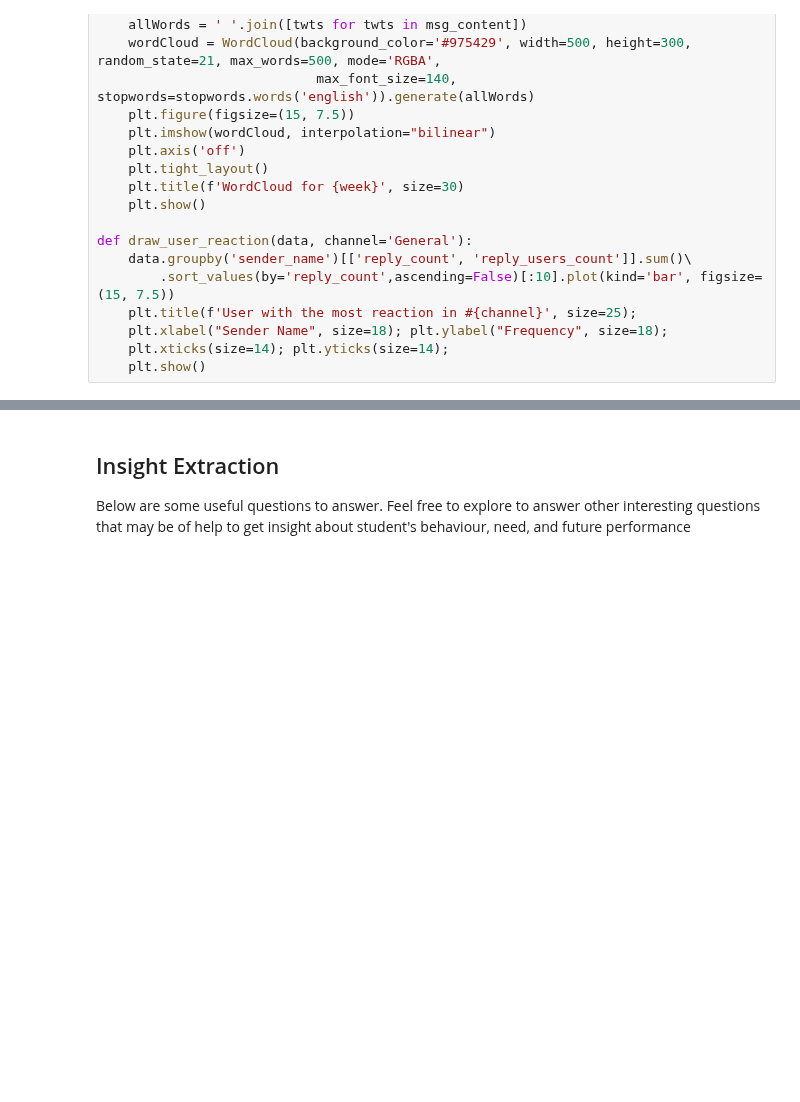
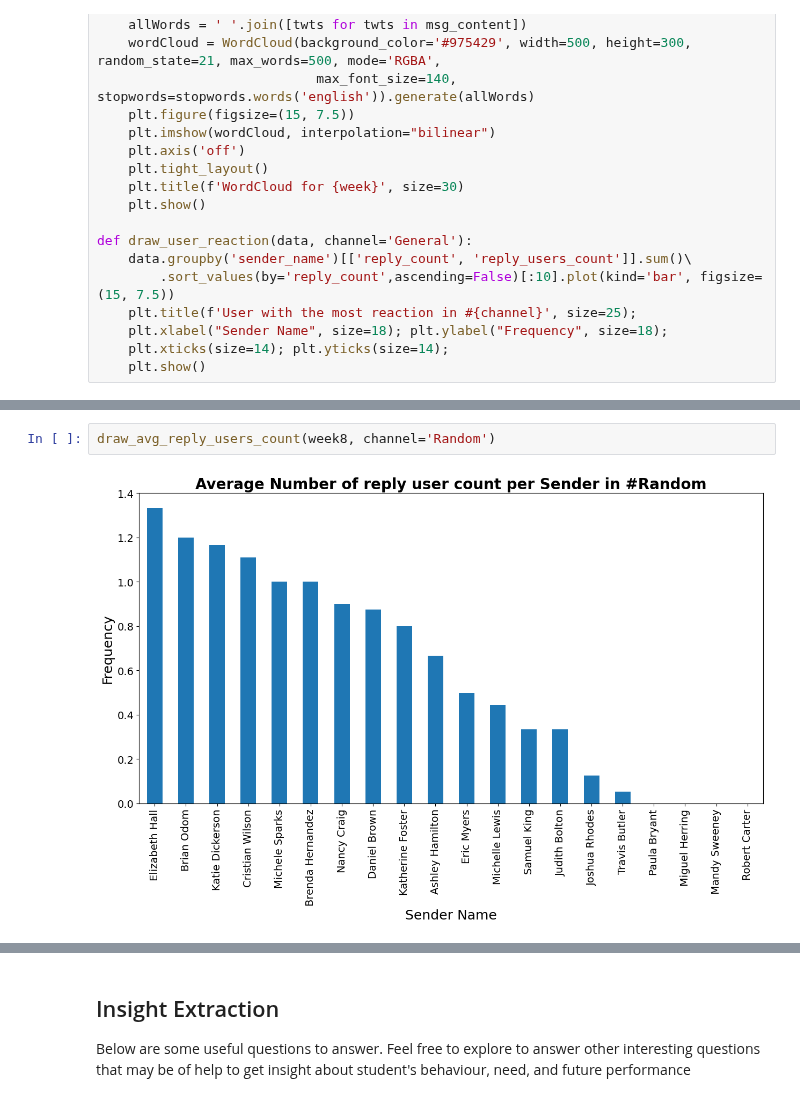
Before and after one commit to lillianassefa/tenacadmeyweeek0, a Jupyter notebook: notebooks/parse_slack_data.ipynb, the cells around one changed output, grey strips where cells are left out. Saved outputs shown, nothing was run; the diff lists cells and outputs as text; blank space fills up the shorter version.

```diff
--- a/notebooks/parse_slack_data.ipynb
+++ b/notebooks/parse_slack_data.ipynb
@@ -348,0 +168,4 @@ draw_avg_reply_count(week8)
+# %%
+draw_avg_reply_users_count(week8, channel='Random')
+# %% [output]
+[figure, added]
```
Also changed, not shown: parts of 10 cells of this notebook, 2 other files.
